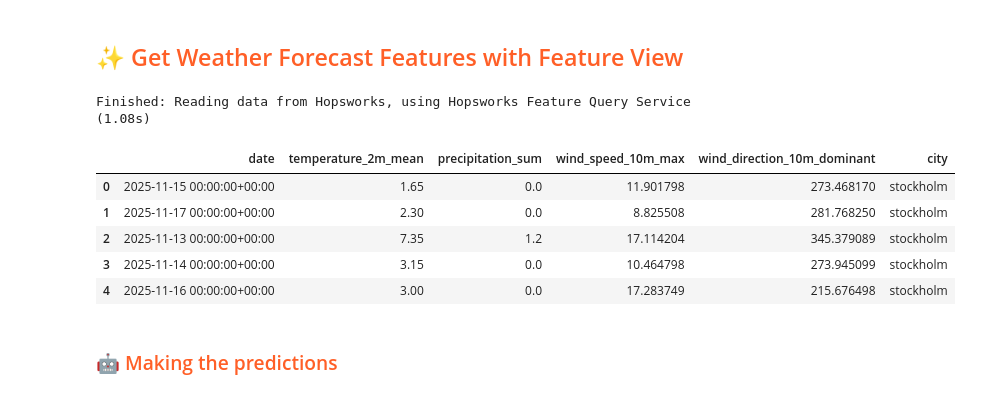
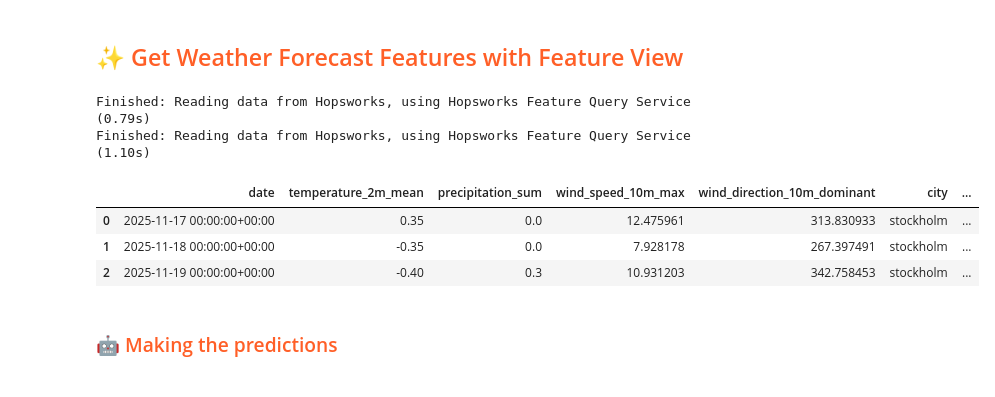
Before and after one commit to Fredrikstrm/mlfs-book, a Jupyter notebook: notebooks/airquality/4_air_quality_batch_inference.ipynb, the cells around one changed output. Drawn from its saved outputs; the diff is of its cells as text; code cells hidden in the pictures.

```diff
--- a/notebooks/airquality/4_air_quality_batch_inference.ipynb
+++ b/notebooks/airquality/4_air_quality_batch_inference.ipynb
@@ -133,18 +133,29 @@ XGBRegressor(base_score='2.4138298E1', booster='gbtree', callbacks=None,
 # %%
 weather_fg = fs.get_feature_group(
     name='weather',
     version=1,
 )
+
 batch_data = weather_fg.filter(weather_fg.date >= today).read()
+
+air_quality_fg = fs.get_feature_group(name='air_quality', version=3)
+air_quality_df = air_quality_fg.read()
+
+aq_hist_df = air_quality_df.sort_values(by='date')
+
+latest = aq_hist_df.iloc[-1]
+
+for col in ["pm25_lag_1d", "pm25_lag_2d", "pm25_lag_3d"]:
+    batch_data[col] = latest[col]
+
 batch_data
 # %% [output]
-Finished: Reading data from Hopsworks, using Hopsworks Feature Query Service (1.08s)
+Finished: Reading data from Hopsworks, using Hopsworks Feature Query Service (0.79s)
+Finished: Reading data from Hopsworks, using Hopsworks Feature Query Service (1.10s)
-|  | date | temperature_2m_mean | precipitation_sum | wind_speed_10m_max | wind_direction_10m_dominant | city |
-| 0 | 2025-11-15 00:00:00+00:00 | 1.65 | 0.0 | 11.901798 | 273.468170 | stockholm |
-| 1 | 2025-11-17 00:00:00+00:00 | 2.30 | 0.0 | 8.825508 | 281.768250 | stockholm |
-| 2 | 2025-11-13 00:00:00+00:00 | 7.35 | 1.2 | 17.114204 | 345.379089 | stockholm |
-| 3 | 2025-11-14 00:00:00+00:00 | 3.15 | 0.0 | 10.464798 | 273.945099 | stockholm |
-| 4 | 2025-11-16 00:00:00+00:00 | 3.00 | 0.0 | 17.283749 | 215.676498 | stockholm |
+|  | date | temperature_2m_mean | precipitation_sum | wind_speed_10m_max | wind_direction_10m_dominant | city | ... |
+| 0 | 2025-11-17 00:00:00+00:00 | 0.35 | 0.0 | 12.475961 | 313.830933 | stockholm | ... |
+| 1 | 2025-11-18 00:00:00+00:00 | -0.35 | 0.0 | 7.928178 | 267.397491 | stockholm | ... |
+| 2 | 2025-11-19 00:00:00+00:00 | -0.40 | 0.3 | 10.931203 | 342.758453 | stockholm | ... |
 # %% [markdown]
 ### <span style="color:#ff5f27;">🤖 Making the predictions</span>
 # %%
```
Also changed, not shown: parts of 17 cells of this notebook, 11 other files.
